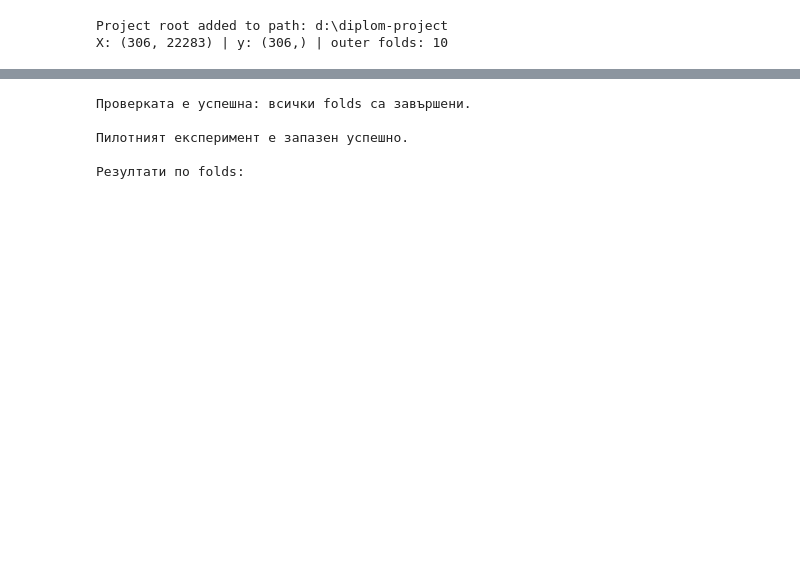
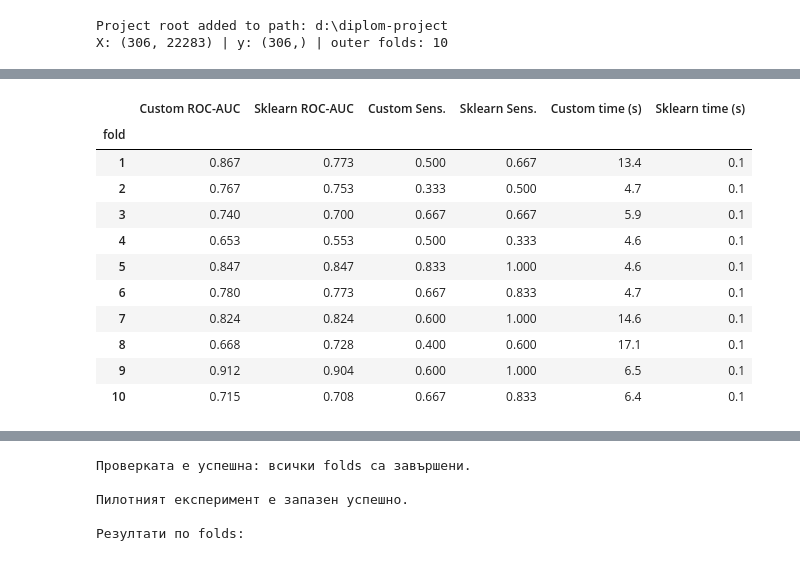
Before and after one commit to iborisova121222008/diplom-project, a Jupyter notebook: notebooks/04_lasso_custom_random_forest.ipynb, the cells around one changed output, grey strips where cells are left out. Drawn from its saved outputs; the diff is of its cells as text; code cells hidden in the pictures; blank space fills up the shorter version.

```diff
--- a/notebooks/04_lasso_custom_random_forest.ipynb
+++ b/notebooks/04_lasso_custom_random_forest.ipynb
@@ -378,0 +346,23 @@ Sklearn ROC-AUC=0.681 | Sensitivity=0.000 | 0.1s
+# %%
+summary = fold_results.pivot(index="fold", columns="model", values="roc_auc").round(3)
+summary.columns = ["Custom ROC-AUC", "Sklearn ROC-AUC"]
+
+summary["Custom Sens."] = fold_results.pivot(index="fold", columns="model", values="sensitivity")["Custom Random Forest"].round(3)
+summary["Sklearn Sens."] = fold_results.pivot(index="fold", columns="model", values="sensitivity")["Sklearn Random Forest"].round(3)
+summary["Custom time (s)"] = fold_results.pivot(index="fold", columns="model", values="rf_time_seconds")["Custom Random Forest"].round(1)
+summary["Sklearn time (s)"] = fold_results.pivot(index="fold", columns="model", values="rf_time_seconds")["Sklearn Random Forest"].round(1)
+
+display(summary)
+# %% [output]
+|  | Custom ROC-AUC | Sklearn ROC-AUC | Custom Sens. | Sklearn Sens. | Custom time (s) | Sklearn time (s) |
+| fold |  |  |  |  |  |  |
+| 1 | 0.867 | 0.773 | 0.500 | 0.667 | 13.4 | 0.1 |
+| 2 | 0.767 | 0.753 | 0.333 | 0.500 | 4.7 | 0.1 |
+| 3 | 0.740 | 0.700 | 0.667 | 0.667 | 5.9 | 0.1 |
+| 4 | 0.653 | 0.553 | 0.500 | 0.333 | 4.6 | 0.1 |
+| 5 | 0.847 | 0.847 | 0.833 | 1.000 | 4.6 | 0.1 |
+| 6 | 0.780 | 0.773 | 0.667 | 0.833 | 4.7 | 0.1 |
+| 7 | 0.824 | 0.824 | 0.600 | 1.000 | 14.6 | 0.1 |
+| 8 | 0.668 | 0.728 | 0.400 | 0.600 | 17.1 | 0.1 |
+| 9 | 0.912 | 0.904 | 0.600 | 1.000 | 6.5 | 0.1 |
+| 10 | 0.715 | 0.708 | 0.667 | 0.833 | 6.4 | 0.1 |
```
Also changed, not shown: parts of 9 cells of this notebook, 20 other files.
